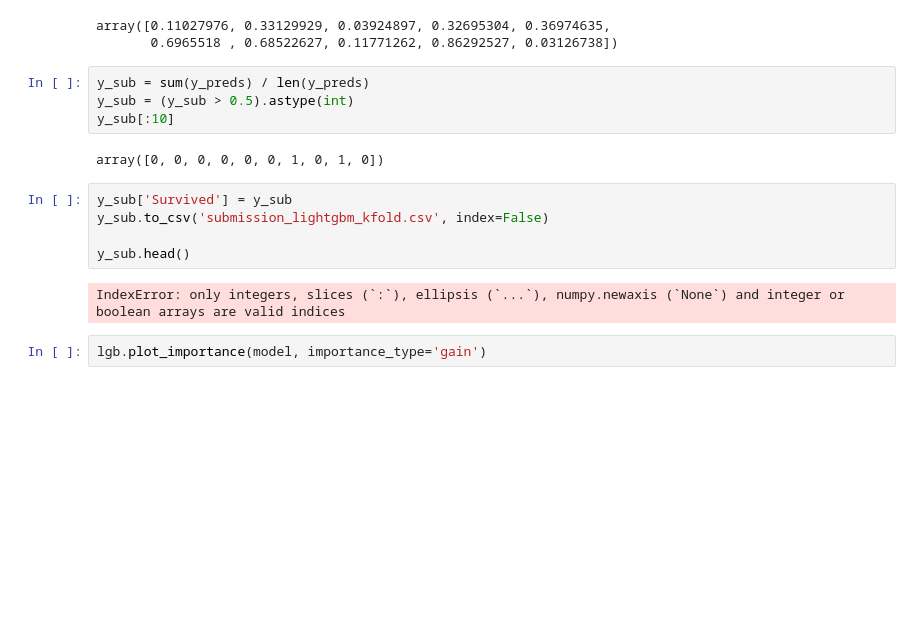
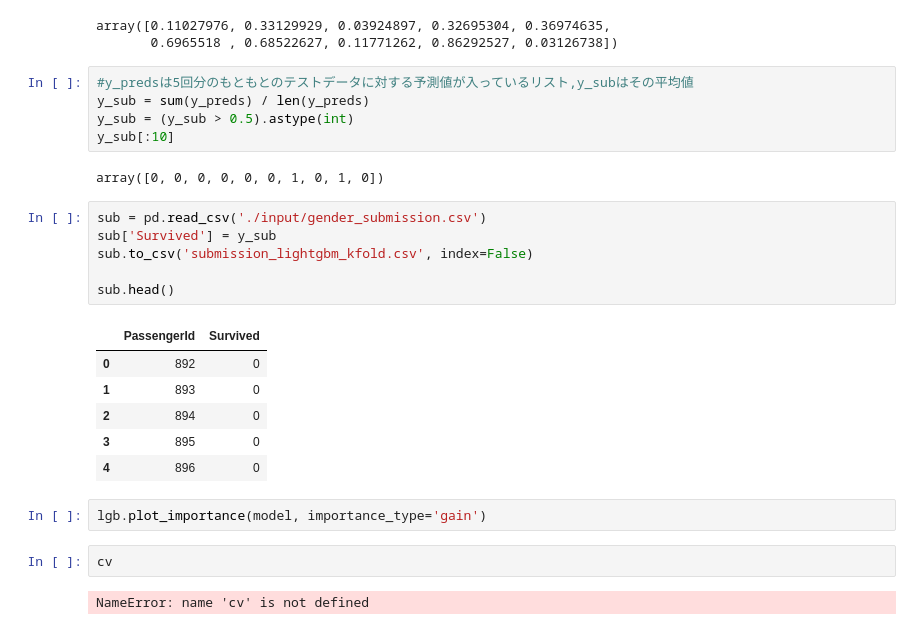
Before and after one commit to n-takano85/kaggle-practice, a Jupyter notebook: titanic_lgb_CV.ipynb, the cells around one changed output. Saved outputs shown, nothing was run; the diff lists cells and outputs as text; blank space fills up the shorter version.

```diff
--- a/titanic_lgb_CV.ipynb
+++ b/titanic_lgb_CV.ipynb
@@ -142,17 +161,28 @@ y_preds[0][:10]
 array([0.11027976, 0.33129929, 0.03924897, 0.32695304, 0.36974635,
        0.6965518 , 0.68522627, 0.11771262, 0.86292527, 0.03126738])
 # %%
+#y_predsは5回分のもともとのテストデータに対する予測値が入っているリスト,y_subはその平均値
 y_sub = sum(y_preds) / len(y_preds)
 y_sub = (y_sub > 0.5).astype(int)
 y_sub[:10]
 # %% [output]
 array([0, 0, 0, 0, 0, 0, 1, 0, 1, 0])
 # %%
-y_sub['Survived'] = y_sub
-y_sub.to_csv('submission_lightgbm_kfold.csv', index=False)
+sub = pd.read_csv('./input/gender_submission.csv')
+sub['Survived'] = y_sub
+sub.to_csv('submission_lightgbm_kfold.csv', index=False)
 
-y_sub.head()
+sub.head()
 # %% [output]
-IndexError: only integers, slices (`:`), ellipsis (`...`), numpy.newaxis (`None`) and integer or boolean arrays are valid indices
+|  | PassengerId | Survived |
+| 0 | 892 | 0 |
+| 1 | 893 | 0 |
+| 2 | 894 | 0 |
+| 3 | 895 | 0 |
+| 4 | 896 | 0 |
 # %%
 lgb.plot_importance(model, importance_type='gain')
+# %%
+cv
+# %% [output]
+NameError: name 'cv' is not defined
```
Also changed, not shown: parts of 4 cells of this notebook.
